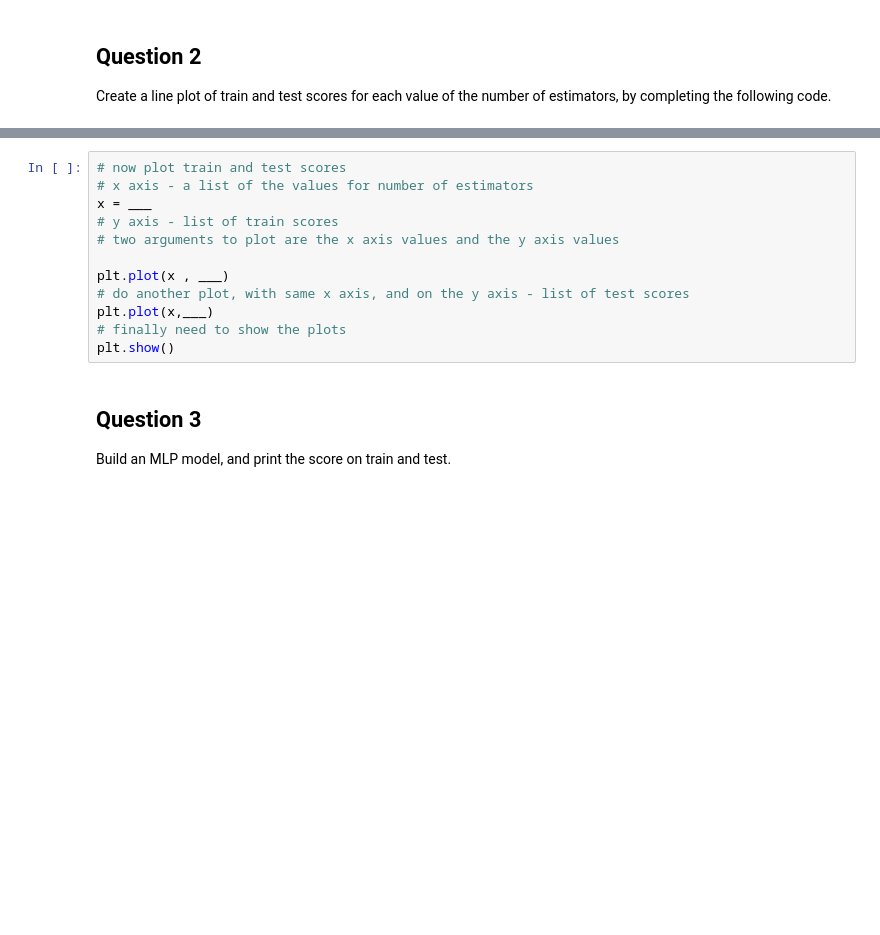
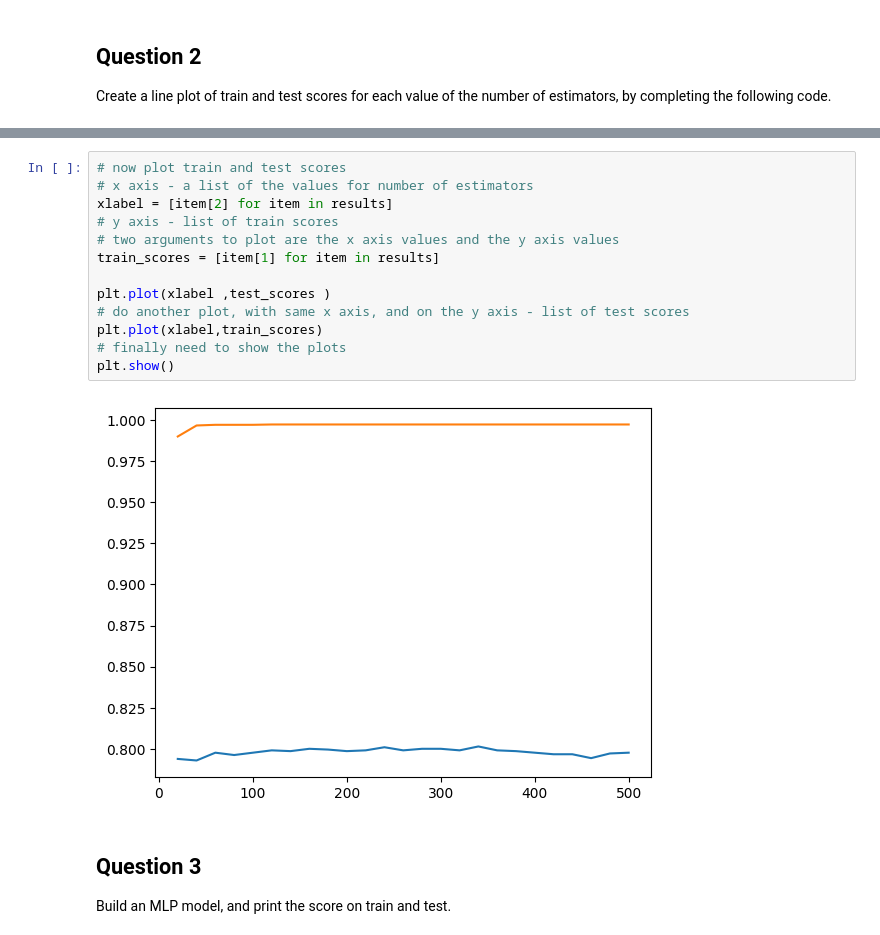
Before and after one commit to ravn12x/CBS-PROG, a Jupyter notebook: ML/Lab4BDA2024.ipynb, the cells around one changed output, grey strips where cells are left out. Cells and saved outputs as stored; diff of their text form; blank space fills up the shorter version.

```diff
--- a/ML/Lab4BDA2024.ipynb
+++ b/ML/Lab4BDA2024.ipynb
@@ -53,15 +64,18 @@ plt.show()
 # %%
 # now plot train and test scores
 # x axis - a list of the values for number of estimators
-x = ___
+xlabel = [item[2] for item in results]
 # y axis - list of train scores
 # two arguments to plot are the x axis values and the y axis values
+train_scores = [item[1] for item in results]
 
-plt.plot(x , ___)
+plt.plot(xlabel ,test_scores )
 # do another plot, with same x axis, and on the y axis - list of test scores
-plt.plot(x,___)
+plt.plot(xlabel,train_scores)
 # finally need to show the plots
 plt.show()
+# %% [output]
+[figure, added]
 # %% [markdown]
 <h2>Question 3</h2>
  Build an MLP model, and print the score on train and test.
```
Also changed, not shown: parts of 16 cells of this notebook.
